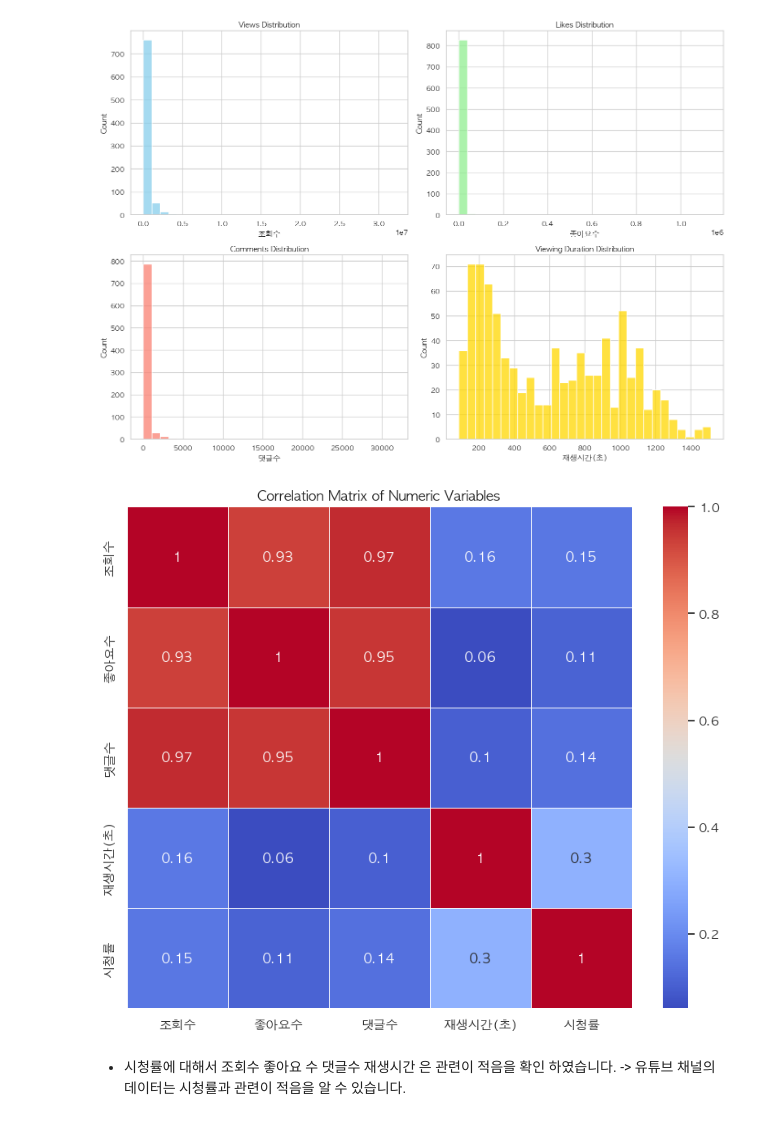
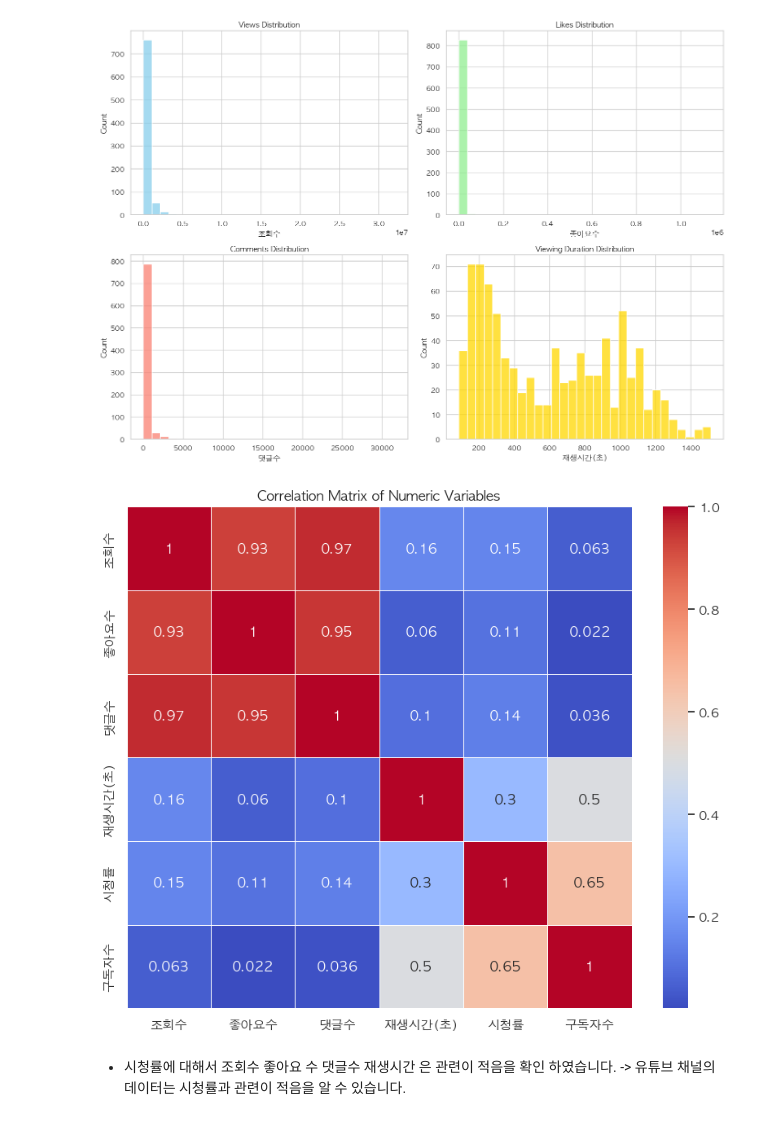
Before and after one commit to LEESUSUSUSU/zero_Project, a Jupyter notebook: 미니프로젝트/ML_Project/youquiz_Ml_project/youquiz_EDA.ipynb, the cells around one changed output. Drawn from its saved outputs; the diff is of its cells as text; code cells hidden in the pictures.

```diff
--- a/미니프로젝트/ML_Project/youquiz_Ml_project/youquiz_EDA.ipynb
+++ b/미니프로젝트/ML_Project/youquiz_Ml_project/youquiz_EDA.ipynb
@@ -174,3 +174,5 @@ descriptive_stats_numeric, descriptive_stats_categorical
+# %%
+merged_df['구독자수'] = pd.to_numeric(merged_df['구독자수'].str.replace('명', '').str.replace(',', ''), errors='coerce')
 # %%
 import matplotlib.pyplot as plt
 import seaborn as sns
@@ -197,15 +199,15 @@ plt.show()
 [figure]
 # %%
 
-correlation_matrix = merged_df[['조회수', '좋아요수', '댓글수', '재생시간(초)', '시청률']].corr()
+correlation_matrix = merged_df[['조회수', '좋아요수', '댓글수', '재생시간(초)', '시청률','구독자수']].corr()
 
 
 plt.figure(figsize=(10, 8))
 sns.heatmap(correlation_matrix, annot=True, cmap='coolwarm', linewidths=.5)
 plt.title('Correlation Matrix of Numeric Variables')
 plt.show()
 # %% [output]
-[figure, old version]
+[figure, new version]
 # %% [markdown]
 - 시청률에 대해서 조회수 좋아요 수 댓글수 재생시간 은 관련이 적음을 확인 하였습니다.
 -> 유튜브 채널의 데이터는 시청률과 관련이 적음을 알 수 있습니다.
```
Also changed, not shown: parts of 2 cells of this notebook, 1 other file.
